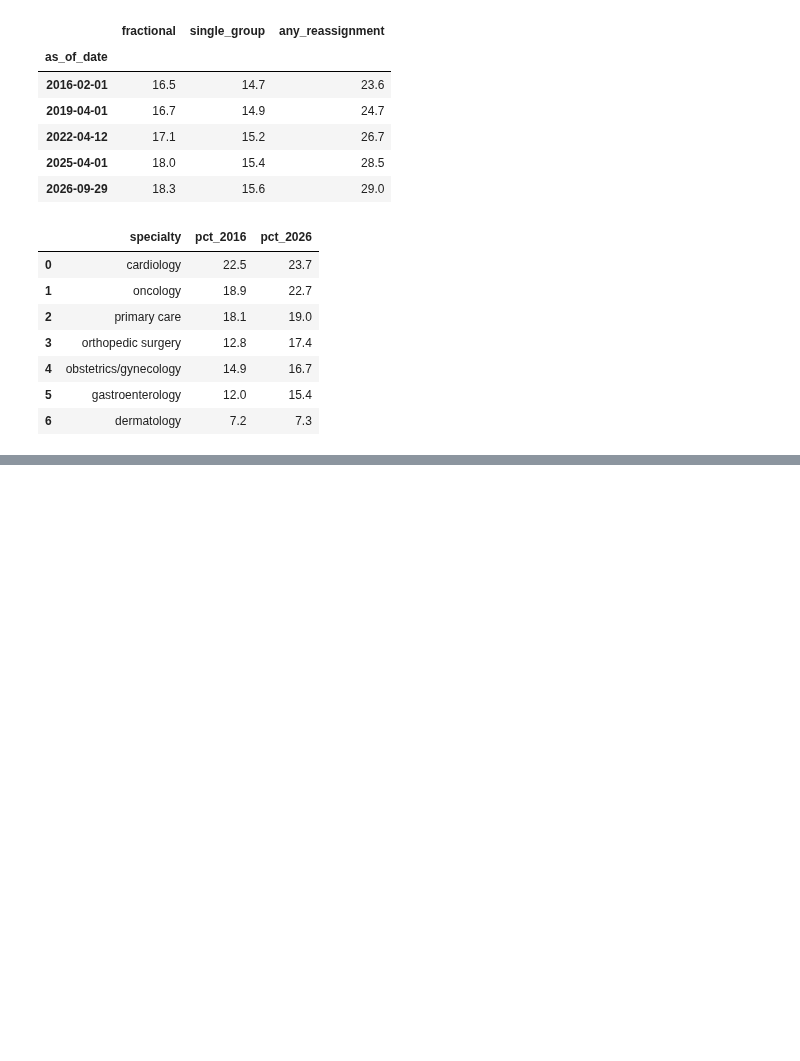
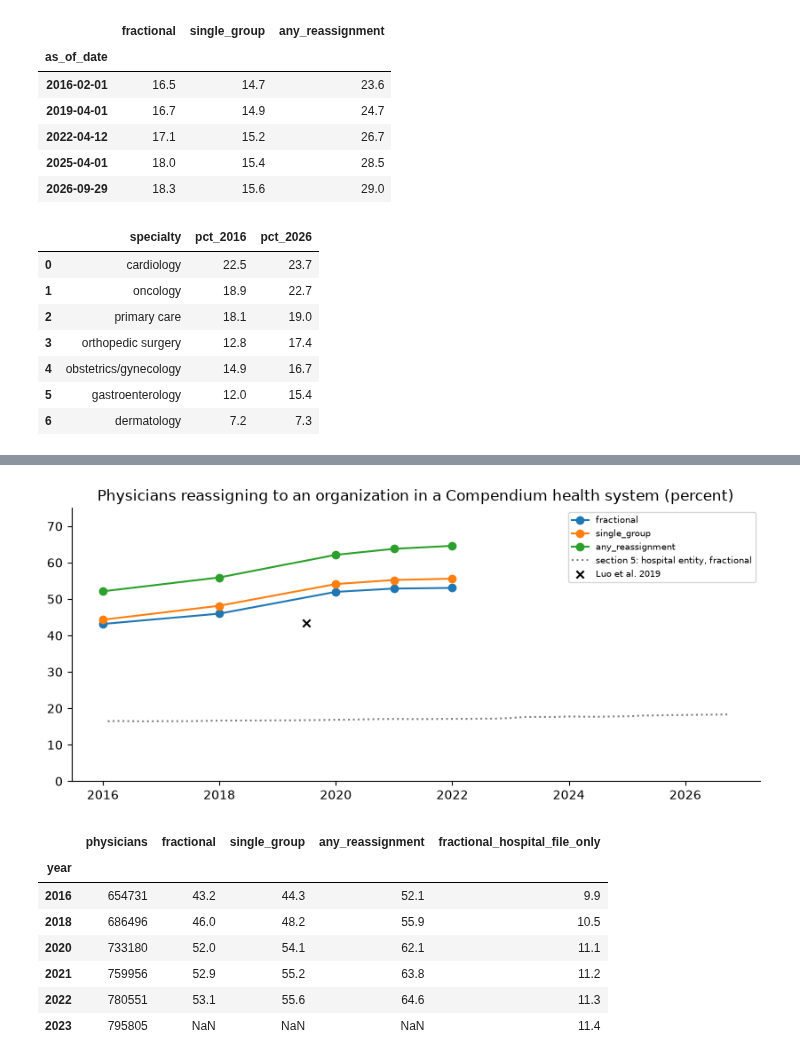
Before and after one commit to nathansutton/healthcare-ledger, a Jupyter notebook: research/provider-networks/provider_networks.ipynb, the cells around one changed output, grey strips where cells are left out. Saved outputs shown, nothing was run; the diff lists cells and outputs as text; code cells hidden in the pictures; blank space fills up the shorter version.

```diff
--- a/research/provider-networks/provider_networks.ipynb
+++ b/research/provider-networks/provider_networks.ipynb
@@ -617,0 +707,43 @@ Next steps, each a published measure the graph is now ready for, not done here:
+# %%
+con.execute("""
+CREATE TABLE system_org AS
+-- an organization is in a system through its own tax id (group practice file) or through a hospital enrollment
+-- whose CCN AHRQ places in a system (hospital file, matched by the graph's hospital_link)
+SELECT c.year, l.node_id AS pac_id, 'group practice file' AS route FROM compendium_q c
+JOIN system_link l ON l.year = c.year AND l.node_type = 'organization' AND l.health_sys_id IS NOT NULL
+UNION
+SELECT c.year, h.organization_pac_id, 'hospital file' FROM compendium_q c
+JOIN hospital_link h ON h.effective_date <= c.as_of_date AND (h.end_date IS NULL OR h.end_date > c.as_of_date)
+JOIN system_link l ON l.year = c.year AND l.node_type = 'hospital' AND l.node_id = h.ccn AND l.health_sys_id IS NOT NULL
+""")
+system_share = con.sql("""
+WITH e AS (
+    SELECT c.year, e.practitioner_pac_id, e.k,
+           e.organization_pac_id IN (SELECT pac_id FROM system_org s WHERE s.year = c.year) AS sys,
+           e.organization_pac_id IN (SELECT pac_id FROM system_org s WHERE s.year = c.year AND route = 'hospital file') AS sys_hospital
+    FROM compendium_q c JOIN physician_edge e ON e.as_of_date = c.as_of_date)
+SELECT year, count(DISTINCT practitioner_pac_id) AS physicians,
+       100 * sum(sys::INT / k) / count(DISTINCT practitioner_pac_id) AS fractional,
+       100 * avg(sys::INT) FILTER (WHERE k = 1) AS single_group,
+       100 * count(DISTINCT practitioner_pac_id) FILTER (WHERE sys) / count(DISTINCT practitioner_pac_id) AS any_reassignment,
+       100 * sum(sys_hospital::INT / k) / count(DISTINCT practitioner_pac_id) AS fractional_hospital_file_only
+FROM e GROUP BY 1 ORDER BY 1""").df().set_index("year")
+# the full measure needs that year's group practice file (none for 2023); the hospital route alone covers every year
+no_group_file = ~system_share.index.isin(con.sql("SELECT DISTINCT year FROM system_link WHERE node_type = 'organization'").df().year)
+system_share.loc[no_group_file, ["fractional", "single_group", "any_reassignment"]] = np.nan
+ax = system_share[["fractional", "single_group", "any_reassignment"]].plot(marker="o",
+     title="Physicians reassigning to an organization in a Compendium health system (percent)")
+ax.plot(vi.index.year + (vi.index.dayofyear - 1) / 365, vi["fractional"], color="grey", ls=":", label="section 5: hospital entity, fractional")
+ax.scatter([2019.5], [43.5], marker="x", color="k", zorder=5, label="Luo et al. 2019")
+ax.legend(fontsize=7); ax.set_xlabel(""); ax.set_ylim(0, 75); plt.show()
+system_share.round(1)
+# %% [output]
+[figure, added]
+|  | physicians | fractional | single_group | any_reassignment | fractional_hospital_file_only |
+| year |  |  |  |  |  |
+| 2016 | 654731 | 43.2 | 44.3 | 52.1 | 9.9 |
+| 2018 | 686496 | 46.0 | 48.2 | 55.9 | 10.5 |
+| 2020 | 733180 | 52.0 | 54.1 | 62.1 | 11.1 |
+| 2021 | 759956 | 52.9 | 55.2 | 63.8 | 11.2 |
+| 2022 | 780551 | 53.1 | 55.6 | 64.6 | 11.3 |
+| 2023 | 795805 | NaN | NaN | NaN | 11.4 |
```
Also changed, not shown: parts of 20 cells of this notebook, 10 other files.
